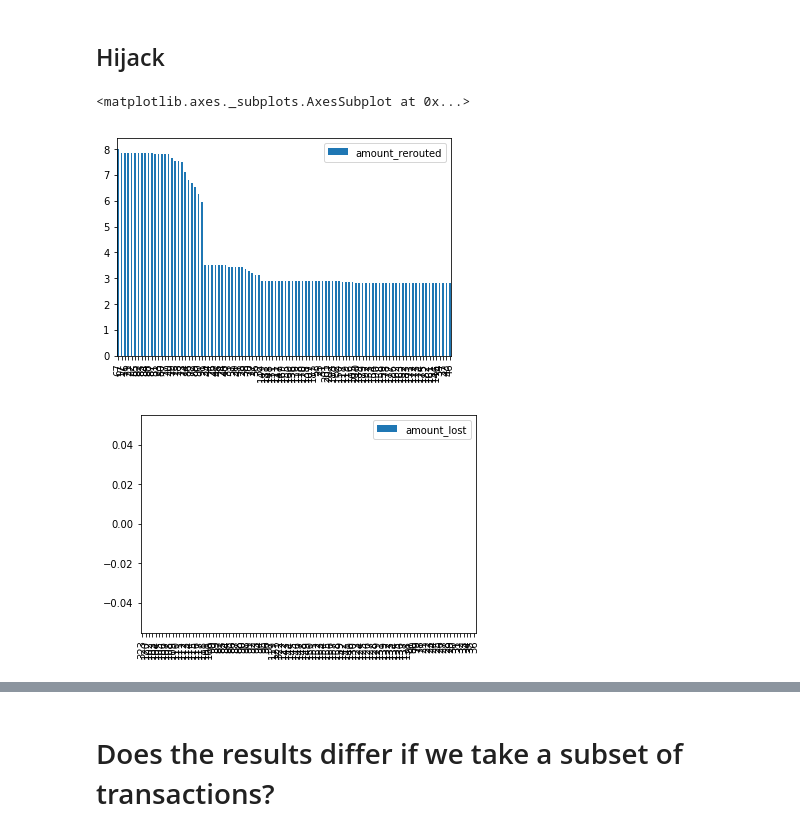
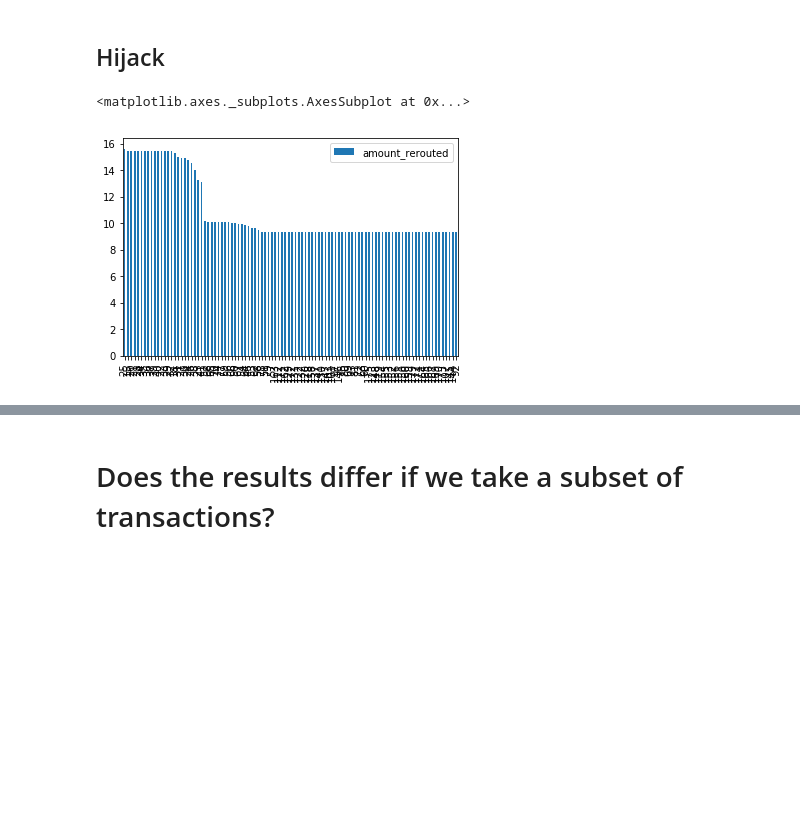
Before and after one commit to dedis/student_19_ripple-partition, a Jupyter notebook: caida_time.ipynb, the cells around one changed output, grey strips where cells are left out. Cells and saved outputs as stored; diff of their text form; code cells hidden in the pictures; blank space fills up the shorter version.

Commit message:
Add analysis for 30'000 transactions

```diff
--- a/caida_time.ipynb
+++ b/caida_time.ipynb
@@ -49,8 +49,6 @@ plt.plot(['Feb', 'Jan', 'Dec', 'Nov', 'Oct', 'Sep', 'Aug', 'Jul', 'Jun'], edges)
 # Does the results evolves over time?
 # %%
 transactions = get_transactions('Ripple/transactions_processed.csv')
-# %%
-transactions = transactions.iloc[np.random.permutation(len(transactions))].head(10000)
 # %% [markdown]
 ## AS down
 # %%
@@ -80,10 +78,8 @@ result_base = generate_hijack_analysis(ripple_graph_base,transactions,best_paths
 result_9 = generate_hijack_analysis(ripple_graph_9,transactions,best_paths_9)
 # %%
 result_base['amount_rerouted'].apply(lambda x: x*100/transactions['amount'].sum()).sort_values(ascending=False).head(100).to_frame().plot.bar()
-result_base['amount_lost'].apply(lambda x: x*100/transactions['amount'].sum()).sort_values(ascending=False).head(100).to_frame().plot.bar()
 # %% [output]
 <matplotlib.axes._subplots.AxesSubplot at 0x...>
-[figure, old version]
+[figure, new version]
-[figure, removed]
 # %%
 result_9['amount_rerouted'].apply(lambda x: x*100/transactions['amount'].sum()).sort_values(ascending=False).head(100).to_frame().plot.bar()
```
Also changed, not shown: parts of 8 cells of this notebook, 1 other file.
